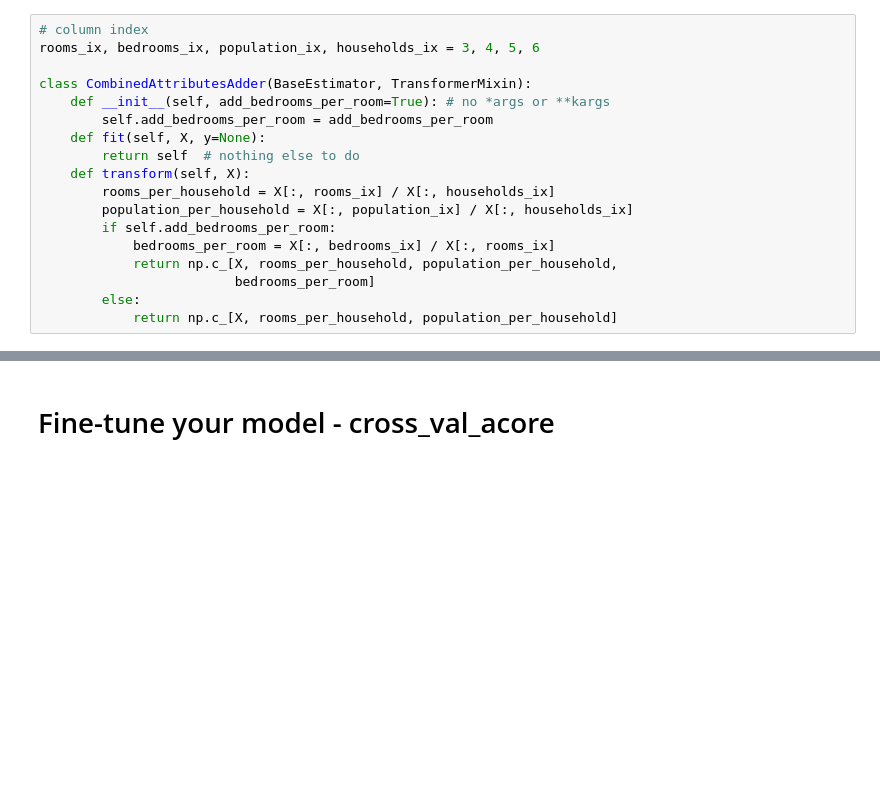
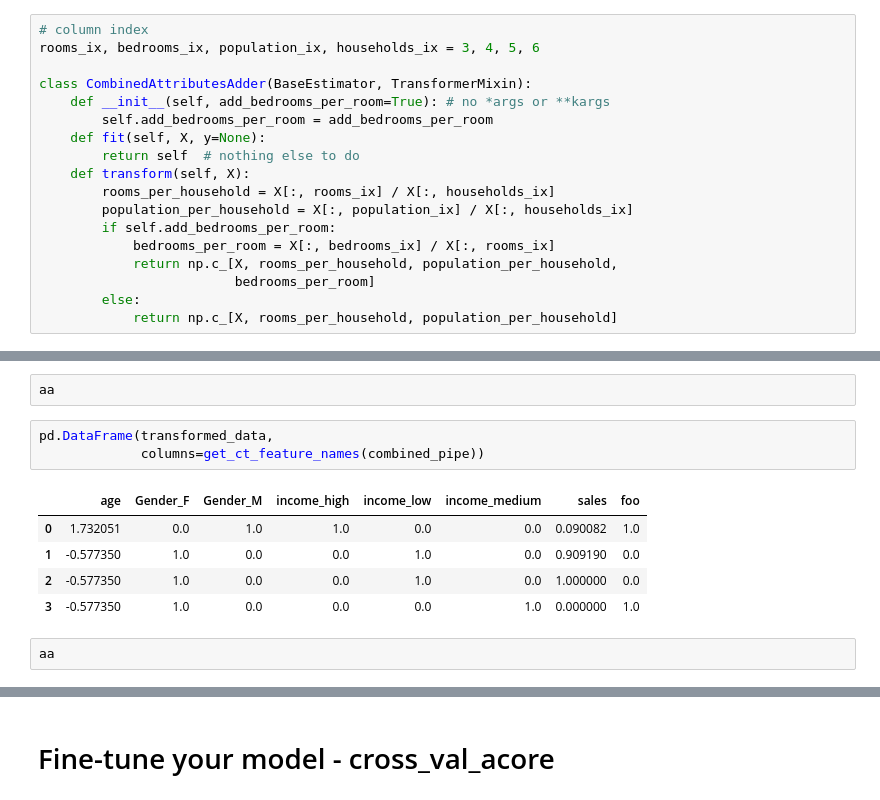
Before and after one commit to viggiano75/hands_on_ml, a Jupyter notebook: cap_02_pipeline_simples.ipynb, the cells around one changed output, grey strips where cells are left out. Saved outputs shown, nothing was run; the diff lists cells and outputs as text; blank space fills up the shorter version.

```diff
--- a/cap_02_pipeline_simples.ipynb
+++ b/cap_02_pipeline_simples.ipynb
@@ -217,0 +427,13 @@ class CombinedAttributesAdder(BaseEstimator, TransformerMixin):
+# %%
+aa
+# %%
+pd.DataFrame(transformed_data,
+             columns=get_ct_feature_names(combined_pipe))
+# %% [output]
+|  | age | Gender_F | Gender_M | income_high | income_low | income_medium | sales | foo |
+| 0 | 1.732051 | 0.0 | 1.0 | 1.0 | 0.0 | 0.0 | 0.090082 | 1.0 |
+| 1 | -0.577350 | 1.0 | 0.0 | 0.0 | 1.0 | 0.0 | 0.909190 | 0.0 |
+| 2 | -0.577350 | 1.0 | 0.0 | 0.0 | 1.0 | 0.0 | 1.000000 | 0.0 |
+| 3 | -0.577350 | 1.0 | 0.0 | 0.0 | 0.0 | 1.0 | 0.000000 | 1.0 |
+# %%
+aa
```
Also changed, not shown: parts of 41 cells of this notebook, 1 other file.
